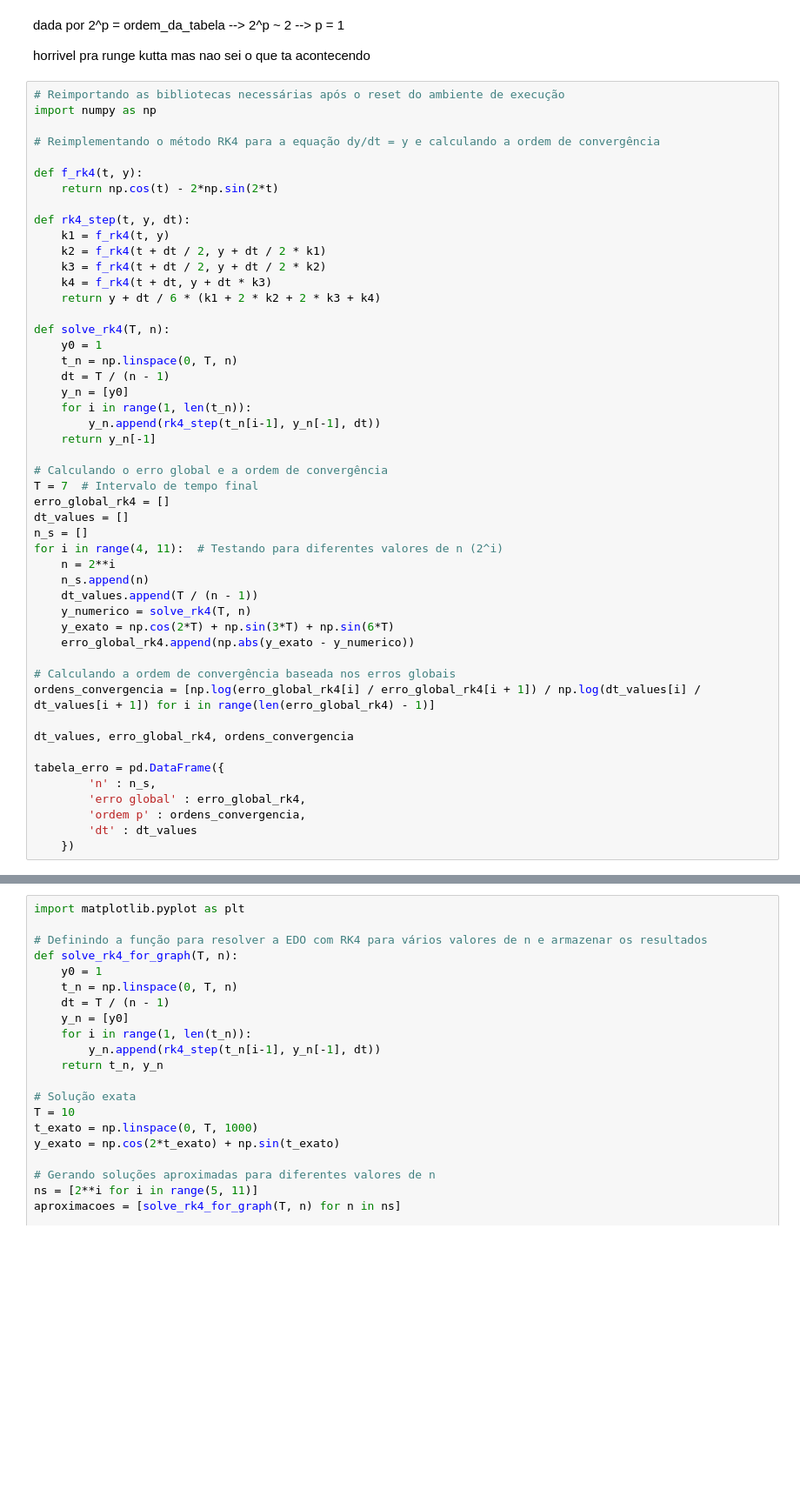
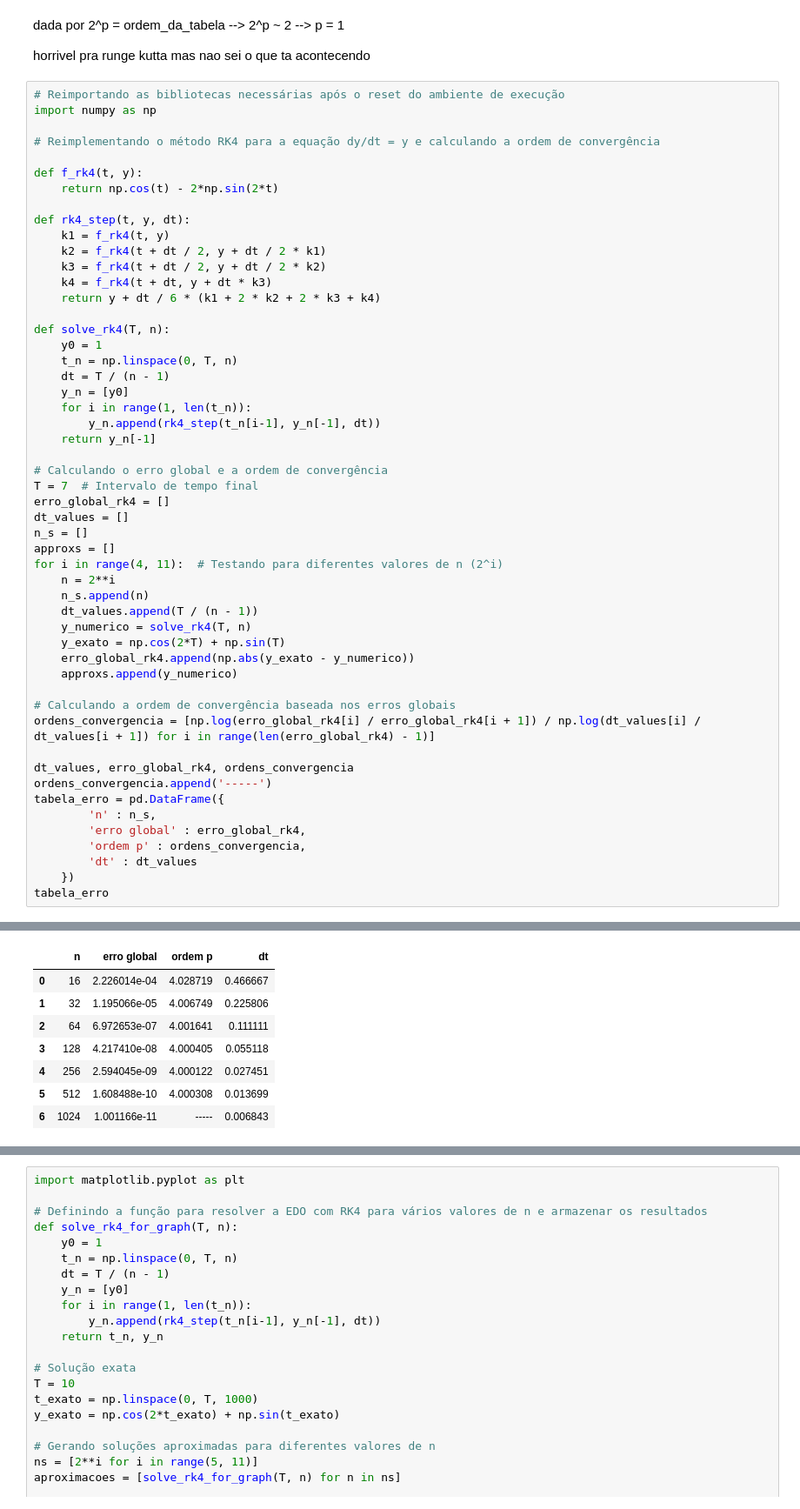
Before and after one commit to thainaraassis/MAP3122, a Jupyter notebook: Projeto RT2/RK Manufat.ipynb, the cells around one changed output, grey strips where cells are left out. Shown: that part at 87% size. Drawn from its saved outputs; the diff is of its cells as text; blank space fills up the shorter version.

```diff
--- a/Projeto RT2/RK Manufat.ipynb
+++ b/Projeto RT2/RK Manufat.ipynb
@@ -207,23 +207,26 @@ T = 7  # Intervalo de tempo final
 erro_global_rk4 = []
 dt_values = []
 n_s = []
+approxs = []
 for i in range(4, 11):  # Testando para diferentes valores de n (2^i)
     n = 2**i
     n_s.append(n)
     dt_values.append(T / (n - 1))
     y_numerico = solve_rk4(T, n)
-    y_exato = np.cos(2*T) + np.sin(3*T) + np.sin(6*T)
+    y_exato = np.cos(2*T) + np.sin(T)
     erro_global_rk4.append(np.abs(y_exato - y_numerico))
+    approxs.append(y_numerico)
 
 # Calculando a ordem de convergência baseada nos erros globais
 ordens_convergencia = [np.log(erro_global_rk4[i] / erro_global_rk4[i + 1]) / np.log(dt_values[i] / dt_values[i + 1]) for i in range(len(erro_global_rk4) - 1)]
 
 dt_values, erro_global_rk4, ordens_convergencia
-
+ordens_convergencia.append('-----')
 tabela_erro = pd.DataFrame({
         'n' : n_s,
         'erro global' : erro_global_rk4,
         'ordem p' : ordens_convergencia,
         'dt' : dt_values
     })
+tabela_erro
 # %% [output]
@@ -249,0 +233,8 @@ tabela_erro = pd.DataFrame({
+|  | n | erro global | ordem p | dt |
+| 0 | 16 | 2.226014e-04 | 4.028719 | 0.466667 |
+| 1 | 32 | 1.195066e-05 | 4.006749 | 0.225806 |
+| 2 | 64 | 6.972653e-07 | 4.001641 | 0.111111 |
+| 3 | 128 | 4.217410e-08 | 4.000405 | 0.055118 |
+| 4 | 256 | 2.594045e-09 | 4.000122 | 0.027451 |
+| 5 | 512 | 1.608488e-10 | 4.000308 | 0.013699 |
+| 6 | 1024 | 1.001166e-11 | ----- | 0.006843 |
```
Also changed, not shown: parts of 3 cells of this notebook, 3 other files.
